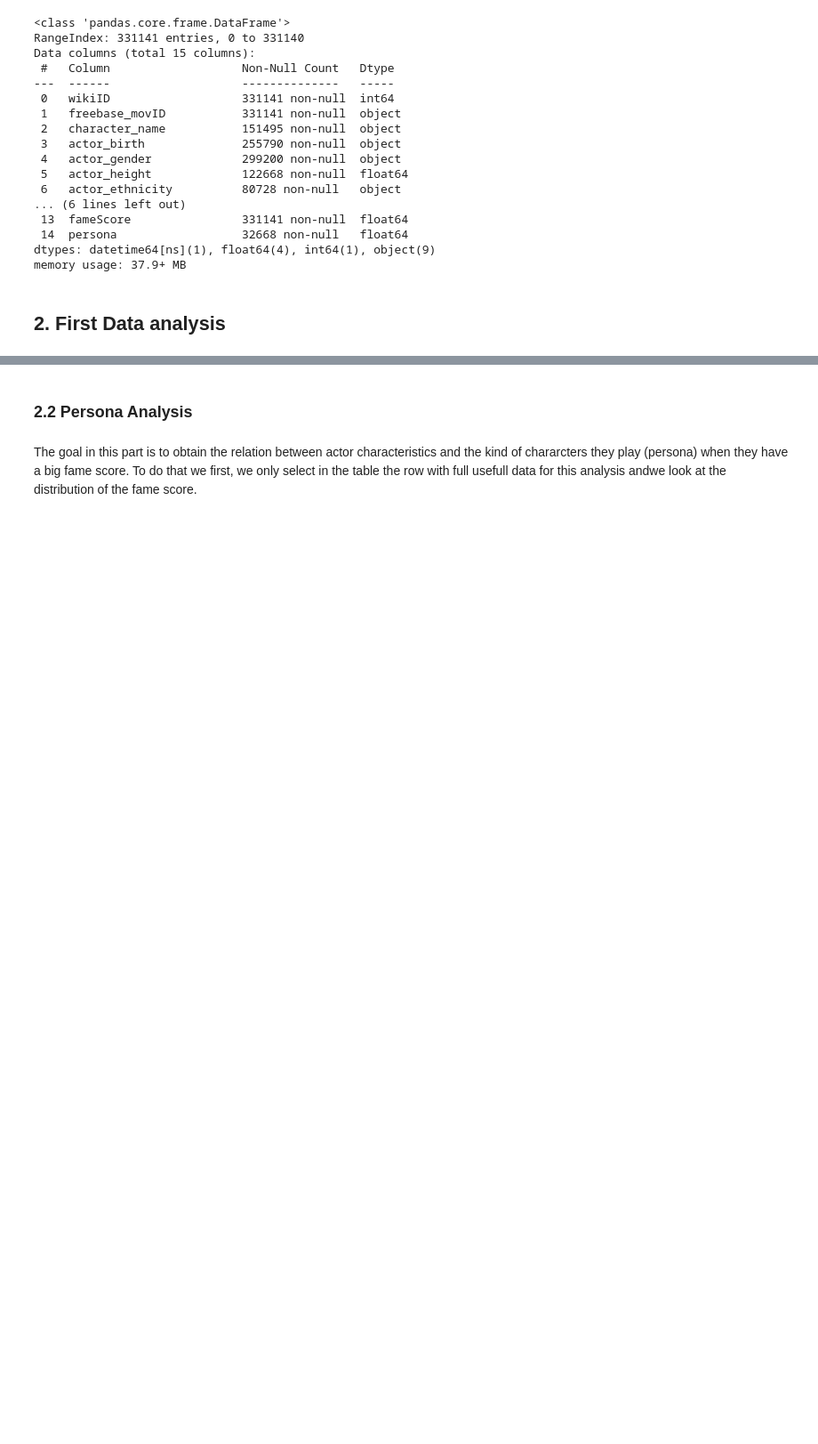
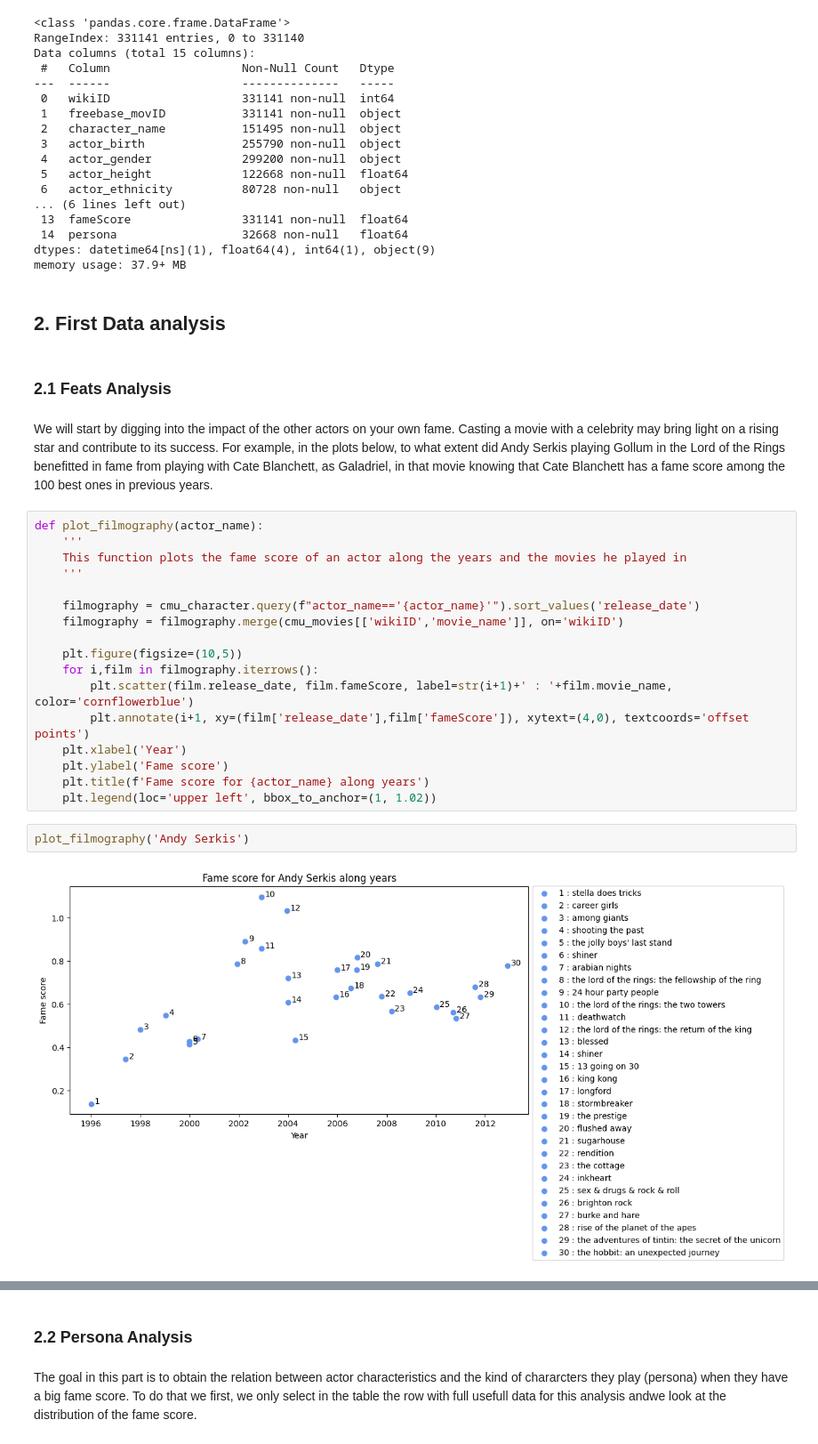
Before and after one commit to epfl-ada/ada-2023-project-lasempanadas, a Jupyter notebook: project_milestone_2.ipynb, the cells around one changed output, grey strips where cells are left out. Shown at 89% size. Cells and saved outputs as stored; diff of their text form; blank space fills up the shorter version.

Commit message:
merged Remi

```diff
--- a/project_milestone_2.ipynb
+++ b/project_milestone_2.ipynb
@@ -493,3 +494,28 @@ dtypes: datetime64[ns](1), float64(4), int64(1), object(9)
 memory usage: 37.9+ MB
 # %% [markdown]
 ## 2. First Data analysis
+# %% [markdown]
+### 2.1 Feats Analysis
+# %% [markdown]
+We will start by digging into the impact of the other actors on your own fame. Casting a movie with a celebrity may bring light on a rising star and contribute to its success. For example, in the plots below, to what extent did Andy Serkis playing Gollum in the Lord of the Rings benefitted in fame from playing with Cate Blanchett, as Galadriel, in that movie knowing that Cate Blanchett has a fame score among the 100 best ones in previous years.
+# %%
+def plot_filmography(actor_name):
+    '''
+    This function plots the fame score of an actor along the years and the movies he played in
+    '''
+
+    filmography = cmu_character.query(f"actor_name=='{actor_name}'").sort_values('release_date')
+    filmography = filmography.merge(cmu_movies[['wikiID','movie_name']], on='wikiID')
+
+    plt.figure(figsize=(10,5))
+    for i,film in filmography.iterrows():
+        plt.scatter(film.release_date, film.fameScore, label=str(i+1)+' : '+film.movie_name, color='cornflowerblue')
+        plt.annotate(i+1, xy=(film['release_date'],film['fameScore']), xytext=(4,0), textcoords='offset points')
+    plt.xlabel('Year')
+    plt.ylabel('Fame score')
+    plt.title(f'Fame score for {actor_name} along years')
+    plt.legend(loc='upper left', bbox_to_anchor=(1, 1.02))
+# %%
+plot_filmography('Andy Serkis')
+# %% [output]
+[figure, added]
```
Also changed, not shown: parts of 30 cells of this notebook.
